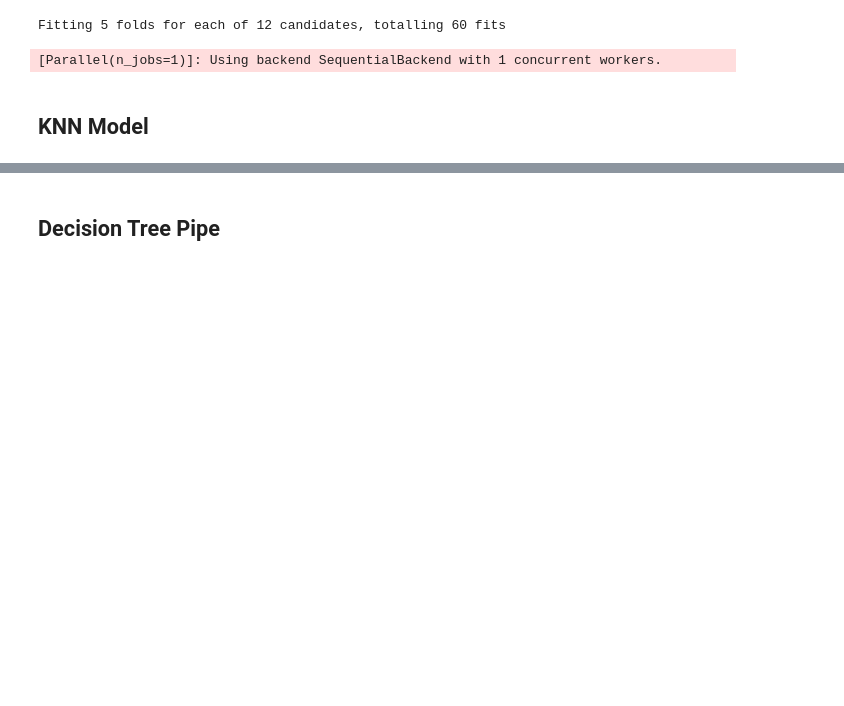
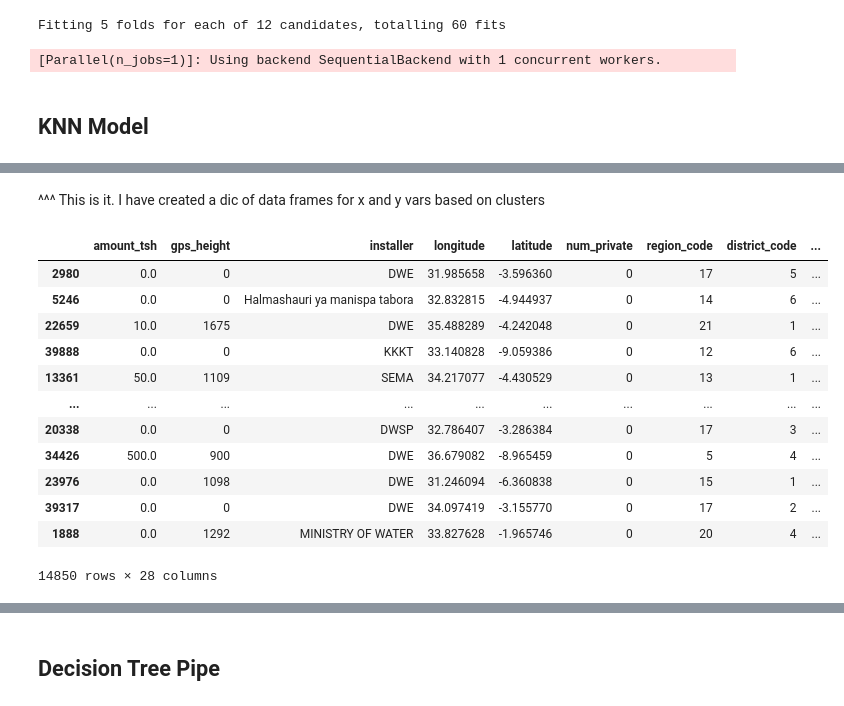
Before and after one commit to mduncan23/Tanzanian-Water-Wells-Analysis, a Jupyter notebook: Water_well_clean.ipynb, the cells around one changed output, grey strips where cells are left out. Saved outputs shown, nothing was run; the diff lists cells and outputs as text; code cells hidden in the pictures; blank space fills up the shorter version.

```diff
--- a/Water_well_clean.ipynb
+++ b/Water_well_clean.ipynb
@@ -630,0 +634,8 @@ Fitting 5 folds for each of 12 candidates, totalling 60 fits
+# %%
+kmeans_model = Pipeline([
+    ('ColTrans', ColTrans),
+    ('kmeans', KMeans(random_state=42))
+])
+# %%
+# Fitting the model
+kmeans_model.fit(X_train, y_train);
@@ -630,0 +731,22 @@ Fitting 5 folds for each of 12 candidates, totalling 60 fits
+# %% [markdown]
+^^^ This is it. I have created a dic of data frames for x and y vars based on clusters
+# %%
+kmeans_test_df = pd.DataFrame(X_test)
+# %%
+kmeans_test_df['cluster'] = kmeans_model.predict(X_test)
+# %%
+kmeans_test_df
+# %% [output]
+|  | amount_tsh | gps_height | installer | longitude | latitude | num_private | region_code | district_code | ... |
+| 2980 | 0.0 | 0 | DWE | 31.985658 | -3.596360 | 0 | 17 | 5 | ... |
+| 5246 | 0.0 | 0 | Halmashauri ya manispa tabora | 32.832815 | -4.944937 | 0 | 14 | 6 | ... |
+| 22659 | 10.0 | 1675 | DWE | 35.488289 | -4.242048 | 0 | 21 | 1 | ... |
+| 39888 | 0.0 | 0 | KKKT | 33.140828 | -9.059386 | 0 | 12 | 6 | ... |
+| 13361 | 50.0 | 1109 | SEMA | 34.217077 | -4.430529 | 0 | 13 | 1 | ... |
+| ... | ... | ... | ... | ... | ... | ... | ... | ... | ... |
+| 20338 | 0.0 | 0 | DWSP | 32.786407 | -3.286384 | 0 | 17 | 3 | ... |
+| 34426 | 500.0 | 900 | DWE | 36.679082 | -8.965459 | 0 | 5 | 4 | ... |
+| 23976 | 0.0 | 1098 | DWE | 31.246094 | -6.360838 | 0 | 15 | 1 | ... |
+| 39317 | 0.0 | 0 | DWE | 34.097419 | -3.155770 | 0 | 17 | 2 | ... |
+| 1888 | 0.0 | 1292 | MINISTRY OF WATER | 33.827628 | -1.965746 | 0 | 20 | 4 | ... |
+14850 rows × 28 columns
```
Also changed, not shown: parts of 44 cells of this notebook.
